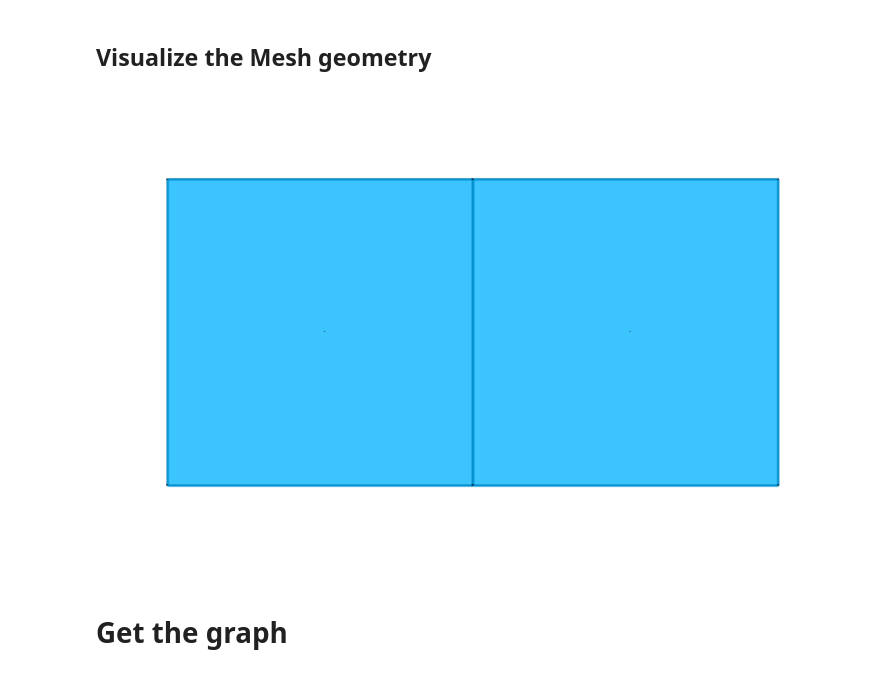
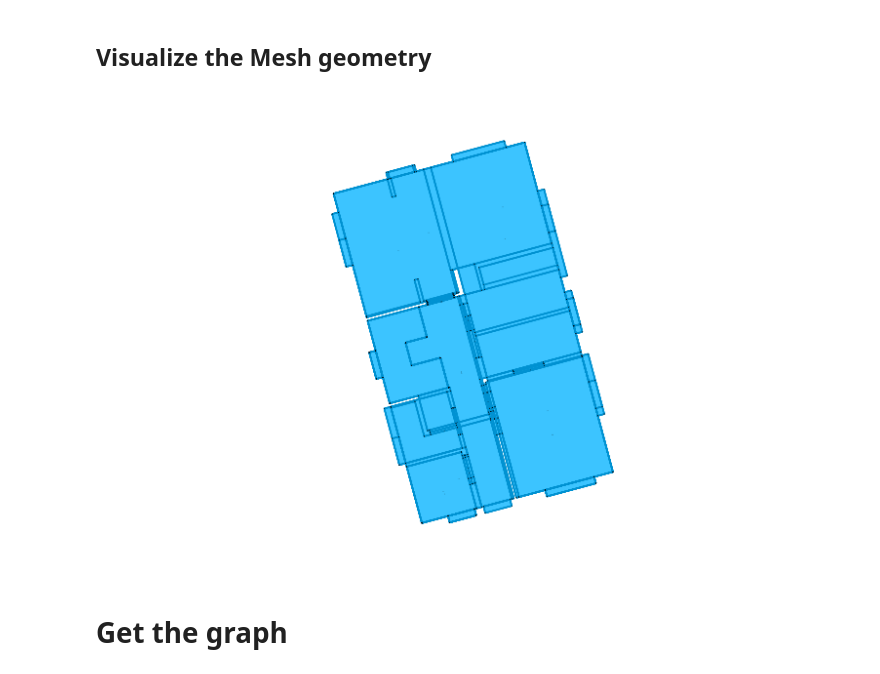
Before and after one commit to ZhuoranJia/IFC2BCM, a Jupyter notebook: notes/ij2cp_and_nx.ipynb, the cells around one changed output. Cells and saved outputs as stored; diff of their text form; code cells hidden in the pictures.

```diff
--- a/notes/ij2cp_and_nx.ipynb
+++ b/notes/ij2cp_and_nx.ipynb
@@ -25,0 +23,5 @@ print(mesh_vertices)
+# %%
+mesh_vertices_3=j_3['vertices']
+mesh_vertices_2=j_2['vertices']
+print(len(mesh_vertices_3))
+print(mesh_vertices_3)
@@ -33,12 +38,14 @@ def get_mesh_faces(jsonfile):
     for i in jsonfile['PrimalSpaceFeatures']['CellSpace']:
         cellspaces.append(i)
     for cs in cellspaces:
-        cell_face = j['PrimalSpaceFeatures']['CellSpace'][cs]['geometry']['boundaries']
+        cell_face = jsonfile['PrimalSpaceFeatures']['CellSpace'][cs]['geometry']['boundaries']
 
         cell_faces.append(cell_face)
     mesh_faces = [i for sl1 in cell_faces for sl2 in sl1 for sl3 in sl2 for i in sl3]
     return mesh_faces
 
-mesh_faces = get_mesh_faces(j)
-print(mesh_faces)
+mesh_faces_3 = get_mesh_faces(j_3)
+mesh_faces_2 = get_mesh_faces(j_2)
+print(len(mesh_faces_3))
+print(mesh_faces_3)
 # %% [output]
@@ -56,0 +56,5 @@ Mesh summary
+# %%
+mesh_2 = Mesh.from_vertices_and_faces(mesh_vertices_2,mesh_faces_2)
+mesh_3 = Mesh.from_vertices_and_faces(mesh_vertices_3,mesh_faces_3)
+print(mesh_2.summary())
+print(mesh_3.summary())
@@ -58,11 +73,11 @@ Mesh summary
 ## Visualize the Mesh geometry
 # %%
 plotter_surface = Plotter()
-plotter_surface.add(mesh)
+plotter_surface.add(mesh_2)
 plotter_surface.zoom_extents()
 plotter_surface.show()
 # %% [output]
-[figure, old version]
+[figure, new version]
 # %% [markdown]
 # Get the graph
 # %% [markdown]
```
Also changed, not shown: parts of 7 cells of this notebook.
